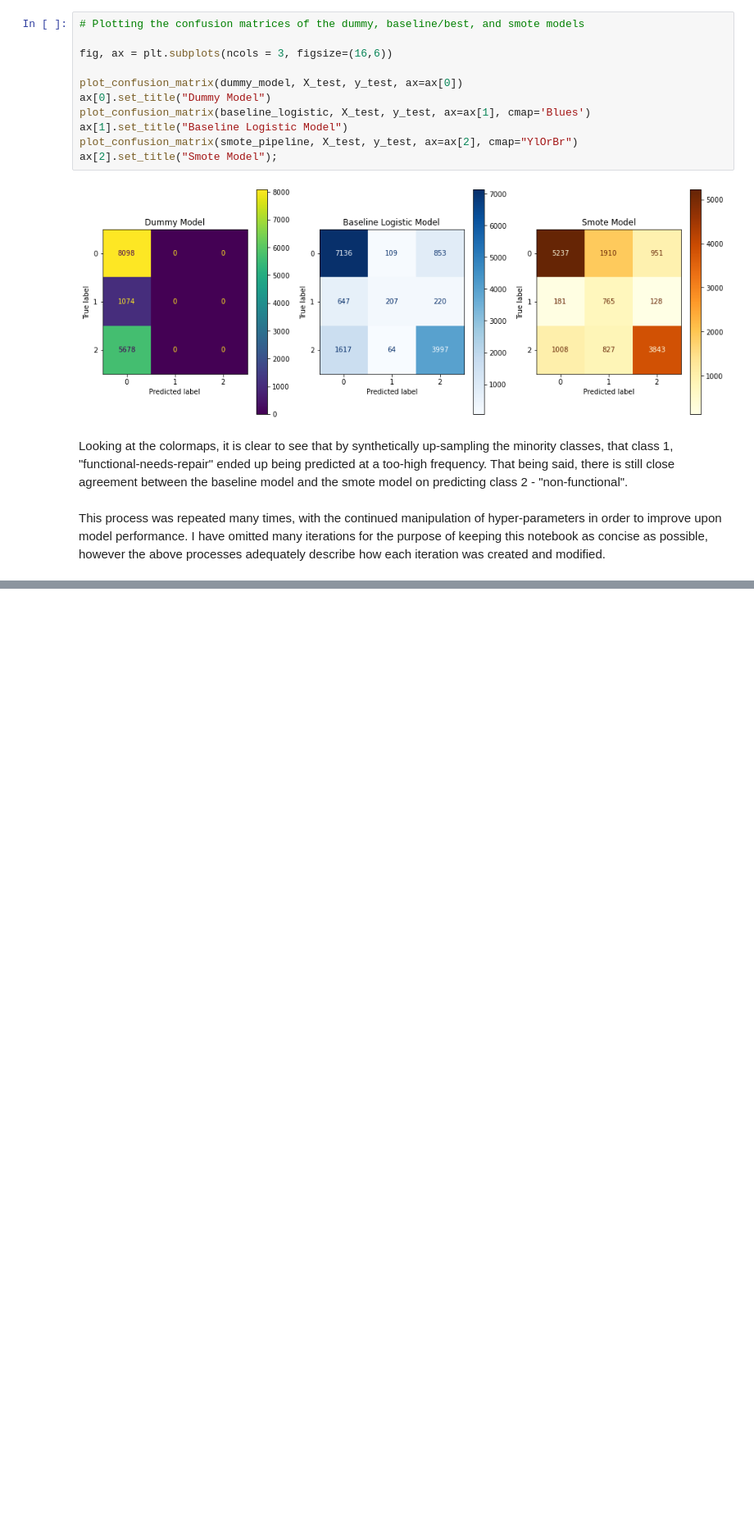
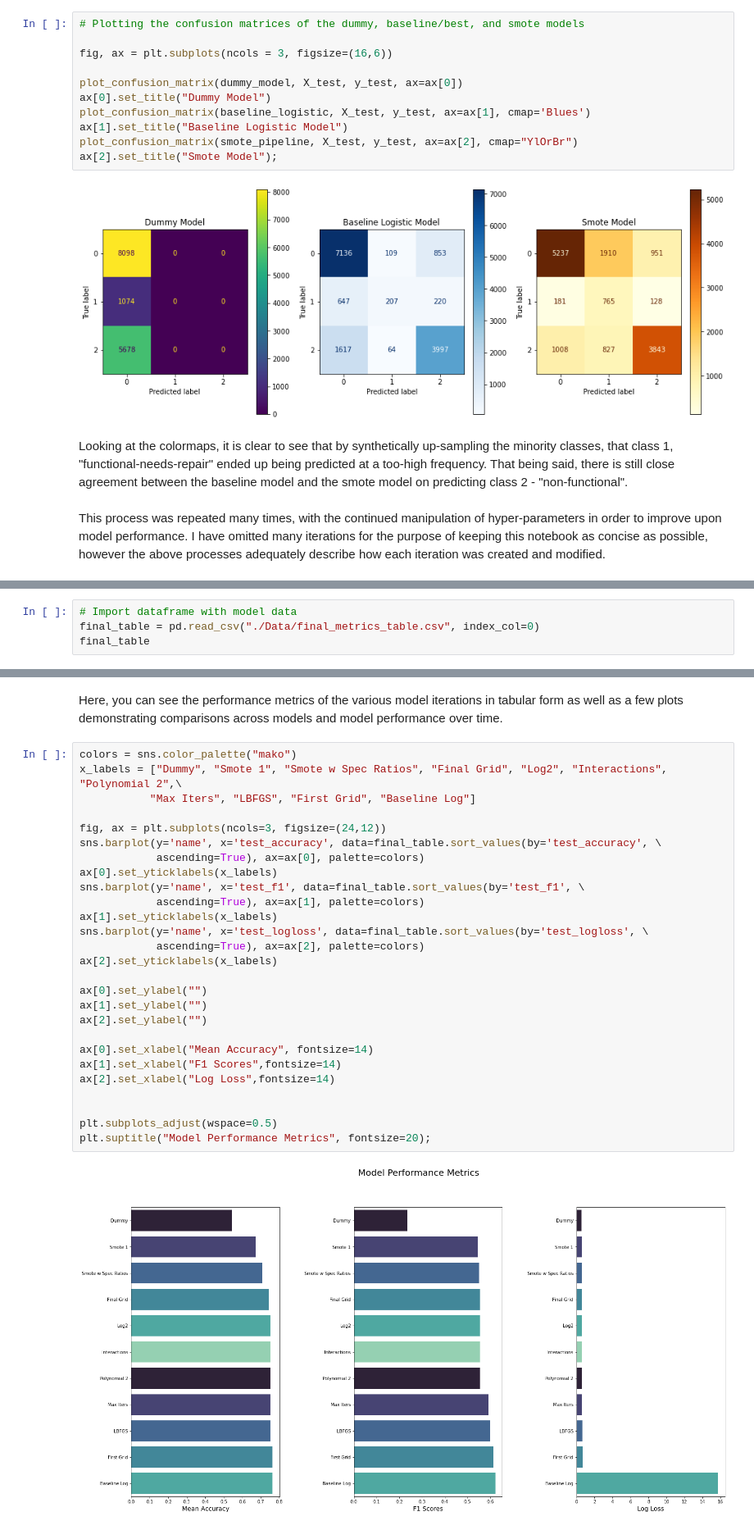
Before and after one commit to dvdhartsman/Phase_3_Project, a Jupyter notebook: Final_Notebook.ipynb, the cells around one changed output, grey strips where cells are left out. Shown at 82% size. Saved outputs shown, nothing was run; the diff lists cells and outputs as text; blank space fills up the shorter version.

```diff
--- a/Final_Notebook.ipynb
+++ b/Final_Notebook.ipynb
@@ -625,0 +716,4 @@ This process was repeated many times, with the continued manipulation of hyper-p
+# %%
+# Import dataframe with model data
+final_table = pd.read_csv("./Data/final_metrics_table.csv", index_col=0)
+final_table
@@ -625,0 +733,31 @@ This process was repeated many times, with the continued manipulation of hyper-p
+# %% [markdown]
+Here, you can see the performance metrics of the various model iterations in tabular form as well as a few plots demonstrating comparisons across models and model performance over time.
+# %%
+colors = sns.color_palette("mako")
+x_labels = ["Dummy", "Smote 1", "Smote w Spec Ratios", "Final Grid", "Log2", "Interactions", "Polynomial 2",\
+           "Max Iters", "LBFGS", "First Grid", "Baseline Log"]
+
+fig, ax = plt.subplots(ncols=3, figsize=(24,12))
+sns.barplot(y='name', x='test_accuracy', data=final_table.sort_values(by='test_accuracy', \
+            ascending=True), ax=ax[0], palette=colors)
+ax[0].set_yticklabels(x_labels)
+sns.barplot(y='name', x='test_f1', data=final_table.sort_values(by='test_f1', \
+            ascending=True), ax=ax[1], palette=colors)
+ax[1].set_yticklabels(x_labels)
+sns.barplot(y='name', x='test_logloss', data=final_table.sort_values(by='test_logloss', \
+            ascending=True), ax=ax[2], palette=colors)
+ax[2].set_yticklabels(x_labels)
+
+ax[0].set_ylabel("")
+ax[1].set_ylabel("")
+ax[2].set_ylabel("")
+
+ax[0].set_xlabel("Mean Accuracy", fontsize=14)
+ax[1].set_xlabel("F1 Scores",fontsize=14)
+ax[2].set_xlabel("Log Loss",fontsize=14)
+
+
+plt.subplots_adjust(wspace=0.5)
+plt.suptitle("Model Performance Metrics", fontsize=20);
+# %% [output]
+[figure, added]
```
Also changed, not shown: parts of 18 cells of this notebook, 1 other file.
